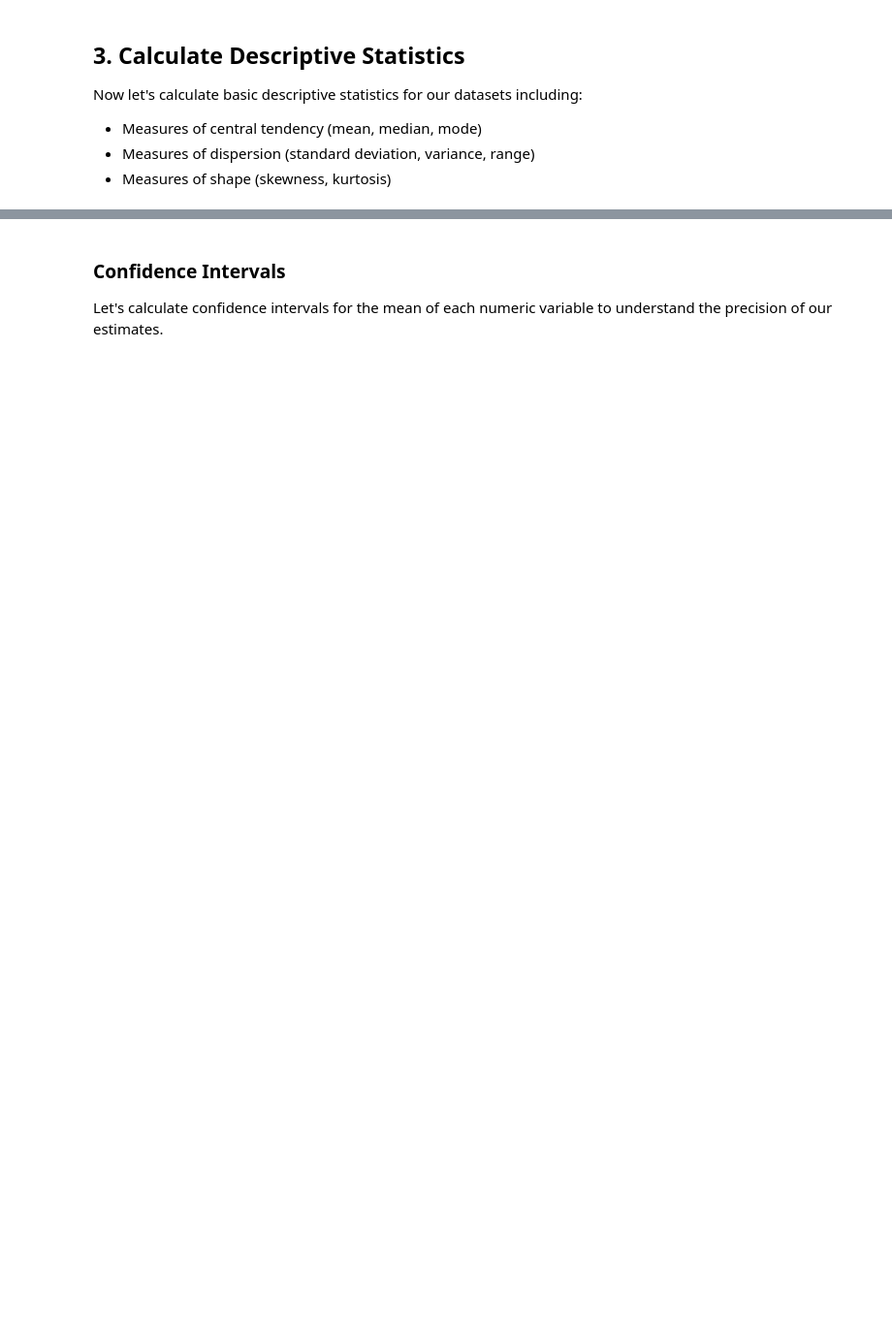
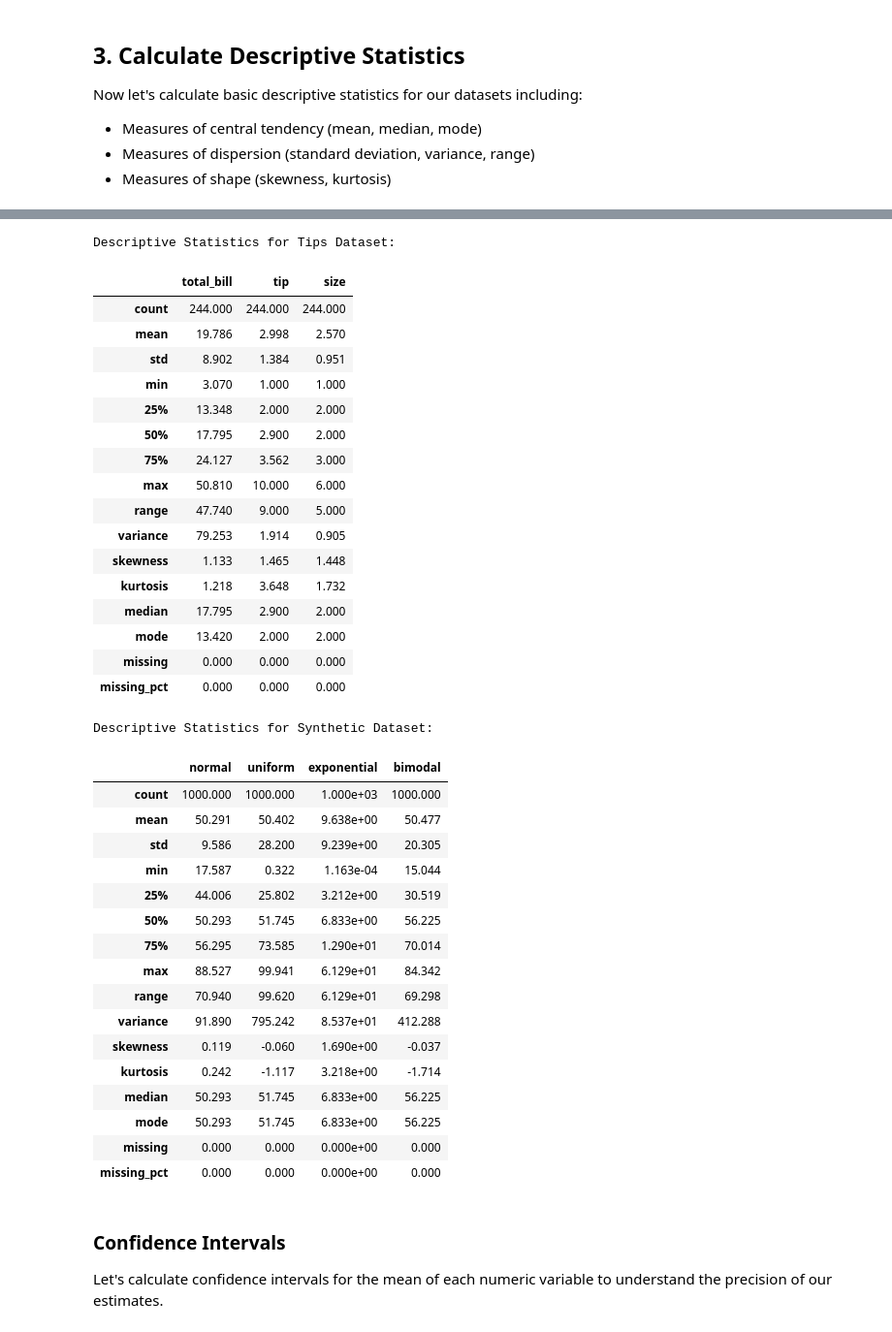
Before and after one commit to pavelklos/ai-ml, a Jupyter notebook: 1-DS/01-01-19.ipynb, the cells around one changed output, grey strips where cells are left out. Shown at 97% size. Saved outputs shown, nothing was run; the diff lists cells and outputs as text; code cells hidden in the pictures; blank space fills up the shorter version.

```diff
--- a/1-DS/01-01-19.ipynb
+++ b/1-DS/01-01-19.ipynb
@@ -136,3 +173,83 @@ display(synthetic_stats)
+# %%
+import numpy as np
+import pandas as pd
+
+def calculate_descriptive_stats(df, numeric_only=True):
+    """Calculate comprehensive descriptive statistics for a dataframe."""
+    if numeric_only:
+        df_numeric = df.select_dtypes(include=[np.number])
+    else:
+        df_numeric = df
+
+    # If no numeric columns exist, return an empty DataFrame or a message
+    if df_numeric.shape[1] == 0:
+        return pd.DataFrame({"Note": ["No numeric columns found in the dataset."]})
+
+    # Basic statistics from pandas
+    basic_stats = df_numeric.describe()
+
+    # Additional statistics
+    additional_stats = pd.DataFrame(columns=df_numeric.columns)
+    additional_stats.loc['range'] = df_numeric.max() - df_numeric.min()
+    additional_stats.loc['variance'] = df_numeric.var()
+    additional_stats.loc['skewness'] = df_numeric.skew()
+    additional_stats.loc['kurtosis'] = df_numeric.kurt()
+    additional_stats.loc['median'] = df_numeric.median()
+    additional_stats.loc['mode'] = df_numeric.mode().iloc[0] if not df_numeric.mode().empty else np.nan
+    additional_stats.loc['missing'] = df_numeric.isnull().sum()
+    additional_stats.loc['missing_pct'] = (df_numeric.isnull().sum() / len(df_numeric)) * 100
+
+    # Combine statistics
+    all_stats = pd.concat([basic_stats, additional_stats.loc[~additional_stats.index.isin(basic_stats.index)]])
+
+    return all_stats
+
+# Calculate statistics for Tips dataset
+tips_stats = calculate_descriptive_stats(tips_df)
+print("Descriptive Statistics for Tips Dataset:")
+display(tips_stats)
+
+# Calculate statistics for Synthetic dataset
+synthetic_stats = calculate_descriptive_stats(synthetic_df_clean)
+print("\nDescriptive Statistics for Synthetic Dataset:")
+display(synthetic_stats)
+# %% [output]
+Descriptive Statistics for Tips Dataset:
+|  | total_bill | tip | size |
+| count | 244.000 | 244.000 | 244.000 |
+| mean | 19.786 | 2.998 | 2.570 |
+| std | 8.902 | 1.384 | 0.951 |
+| min | 3.070 | 1.000 | 1.000 |
+| 25% | 13.348 | 2.000 | 2.000 |
+| 50% | 17.795 | 2.900 | 2.000 |
+| 75% | 24.127 | 3.562 | 3.000 |
+| max | 50.810 | 10.000 | 6.000 |
+| range | 47.740 | 9.000 | 5.000 |
+| variance | 79.253 | 1.914 | 0.905 |
+| skewness | 1.133 | 1.465 | 1.448 |
+| kurtosis | 1.218 | 3.648 | 1.732 |
+| median | 17.795 | 2.900 | 2.000 |
+| mode | 13.420 | 2.000 | 2.000 |
+| missing | 0.000 | 0.000 | 0.000 |
+| missing_pct | 0.000 | 0.000 | 0.000 |
+Descriptive Statistics for Synthetic Dataset:
+|  | normal | uniform | exponential | bimodal |
+| count | 1000.000 | 1000.000 | 1.000e+03 | 1000.000 |
+| mean | 50.291 | 50.402 | 9.638e+00 | 50.477 |
+| std | 9.586 | 28.200 | 9.239e+00 | 20.305 |
+| min | 17.587 | 0.322 | 1.163e-04 | 15.044 |
+| 25% | 44.006 | 25.802 | 3.212e+00 | 30.519 |
+| 50% | 50.293 | 51.745 | 6.833e+00 | 56.225 |
+| 75% | 56.295 | 73.585 | 1.290e+01 | 70.014 |
+| max | 88.527 | 99.941 | 6.129e+01 | 84.342 |
+| range | 70.940 | 99.620 | 6.129e+01 | 69.298 |
+| variance | 91.890 | 795.242 | 8.537e+01 | 412.288 |
+| skewness | 0.119 | -0.060 | 1.690e+00 | -0.037 |
+| kurtosis | 0.242 | -1.117 | 3.218e+00 | -1.714 |
+| median | 50.293 | 51.745 | 6.833e+00 | 56.225 |
+| mode | 50.293 | 51.745 | 6.833e+00 | 56.225 |
+| missing | 0.000 | 0.000 | 0.000e+00 | 0.000 |
+| missing_pct | 0.000 | 0.000 | 0.000e+00 | 0.000 |
 # %% [markdown]
 ### Confidence Intervals
 
```
Also changed, not shown: parts of 26 cells of this notebook.
